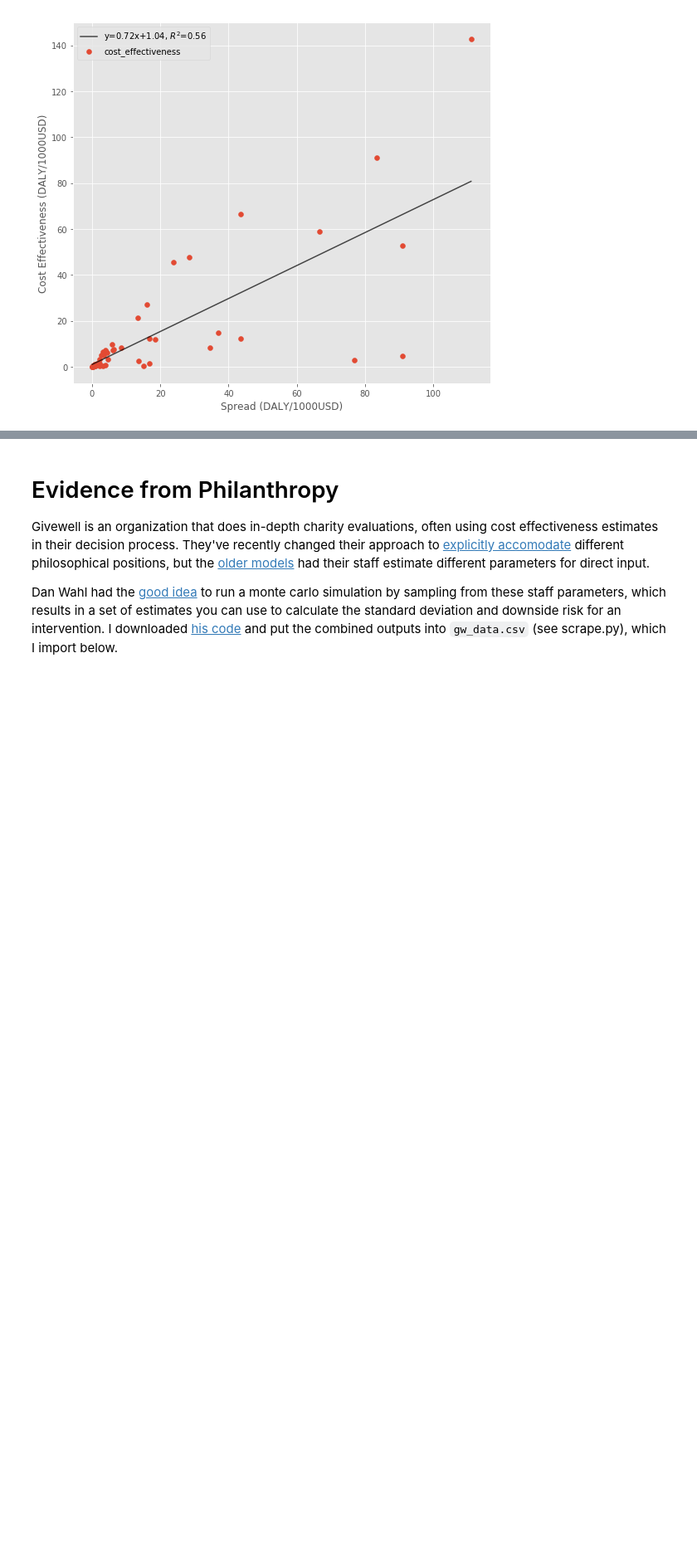
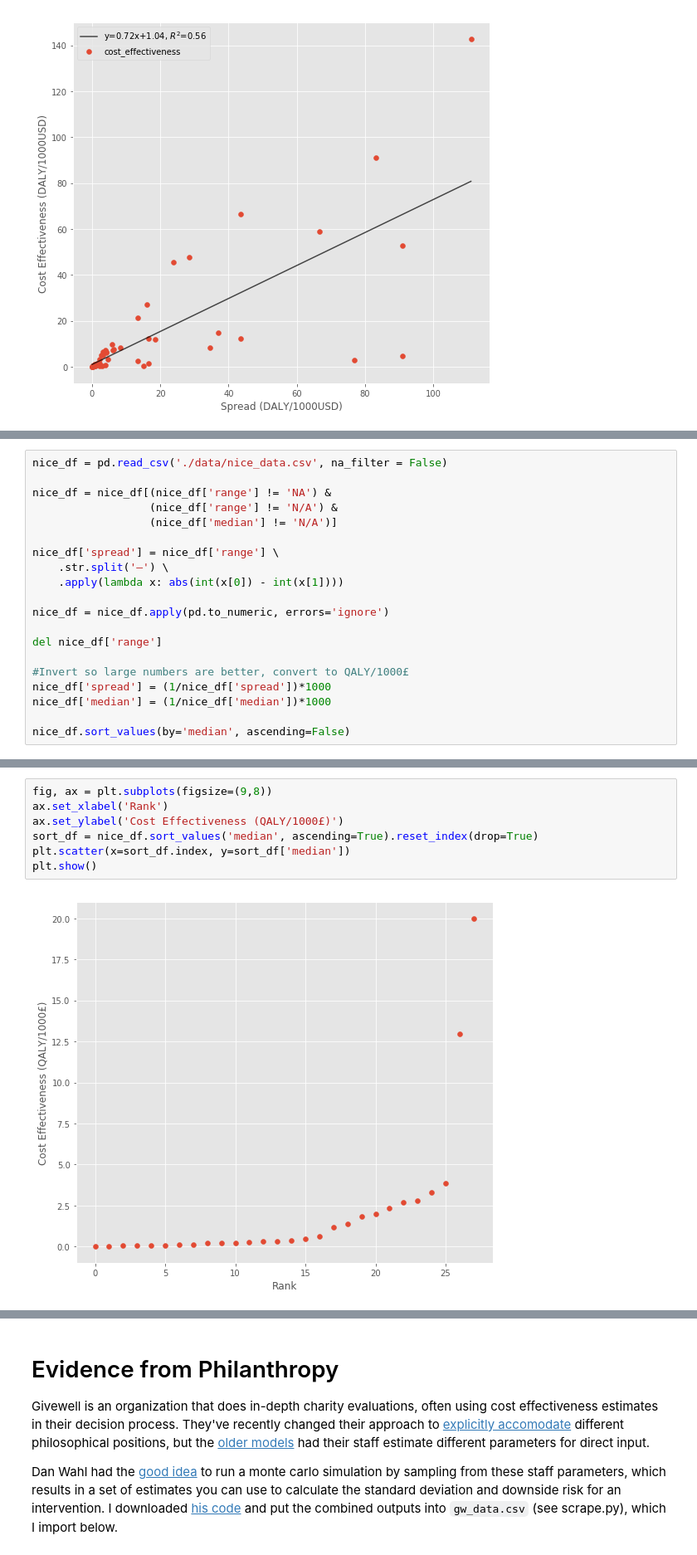
Before and after one commit to psthomas/risk-return, a Jupyter notebook: returns.ipynb, the cells around one changed output, grey strips where cells are left out. Shown at 83% size. Cells and saved outputs as stored; diff of their text form; blank space fills up the shorter version.

Commit message:
Add new literature review data

```diff
--- a/returns.ipynb
+++ b/returns.ipynb
@@ -184,0 +204,20 @@ So it seems there might be returns to risk taking when using the spread as the (
+# %%
+nice_df = pd.read_csv('./data/nice_data.csv', na_filter = False)
+
+nice_df = nice_df[(nice_df['range'] != 'NA') &
+                  (nice_df['range'] != 'N/A') &
+                  (nice_df['median'] != 'N/A')]
+
+nice_df['spread'] = nice_df['range'] \
+    .str.split('–') \
+    .apply(lambda x: abs(int(x[0]) - int(x[1])))
+
+nice_df = nice_df.apply(pd.to_numeric, errors='ignore')
+
+del nice_df['range']
+
+#Invert so large numbers are better, convert to QALY/1000£
+nice_df['spread'] = (1/nice_df['spread'])*1000
+nice_df['median'] = (1/nice_df['median'])*1000
+
+nice_df.sort_values(by='median', ascending=False)
@@ -184,0 +242,9 @@ So it seems there might be returns to risk taking when using the spread as the (
+# %%
+fig, ax = plt.subplots(figsize=(9,8))
+ax.set_xlabel('Rank')
+ax.set_ylabel('Cost Effectiveness (QALY/1000£)')
+sort_df = nice_df.sort_values('median', ascending=True).reset_index(drop=True)
+plt.scatter(x=sort_df.index, y=sort_df['median'])
+plt.show()
+# %% [output]
+[figure, added]
```
Also changed, not shown: parts of 6 cells of this notebook, 1 other file.
